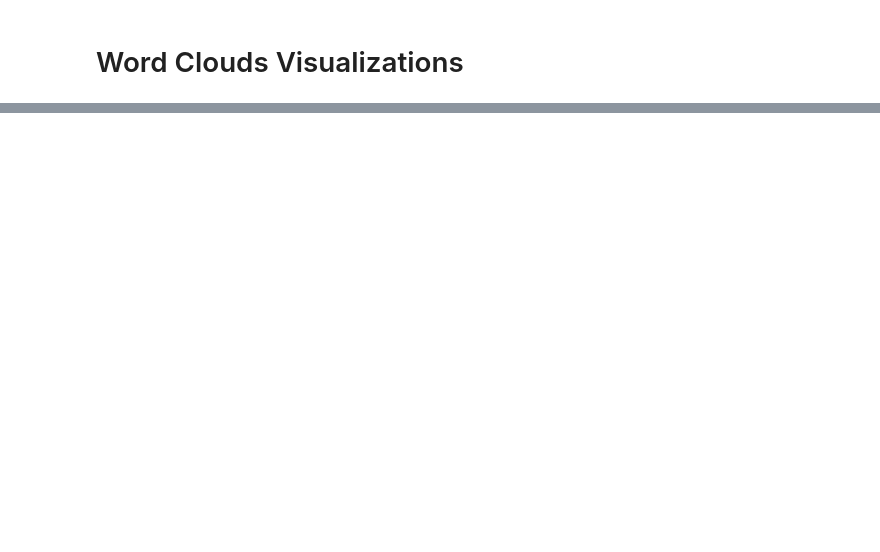
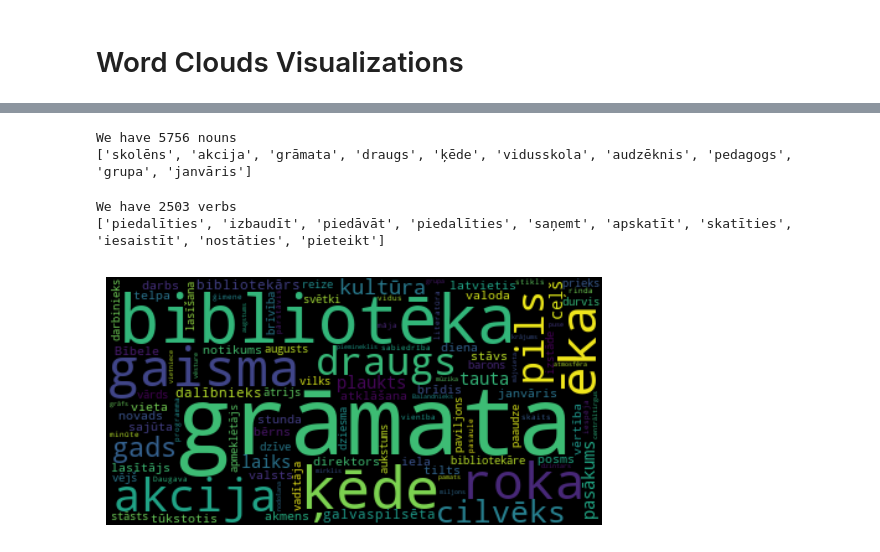
Before and after one commit to ValRCS/gramatu_draugs_10, a Jupyter notebook: notebooks/word_clouds.ipynb, the cells around one changed output, grey strips where cells are left out. Drawn from its saved outputs; the diff is of its cells as text; code cells hidden in the pictures; blank space fills up the shorter version.

```diff
--- a/notebooks/word_clouds.ipynb
+++ b/notebooks/word_clouds.ipynb
@@ -40,0 +122,23 @@ Plotly version: 5.18.0
+# %%
+# now let's get all noun lemmas
+nouns = df[df["upos"] == "NOUN"]["lemma"].tolist()
+print(f"We have {len(nouns)} nouns")
+# let's print the first 10 nouns
+print(nouns[:10])
+# %% [output]
+We have 5756 nouns
+['skolēns', 'akcija', 'grāmata', 'draugs', 'ķēde', 'vidusskola', 'audzēknis', 'pedagogs', 'grupa', 'janvāris']
+# %%
+# now let's get all verbs
+verbs = df[df["upos"] == "VERB"]["lemma"].tolist()
+print(f"We have {len(verbs)} verbs")
+# let's print the first 10 verbs
+print(verbs[:10])
+# %% [output]
+We have 2503 verbs
+['piedalīties', 'izbaudīt', 'piedāvāt', 'piedalīties', 'saņemt', 'apskatīt', 'skatīties', 'iesaistīt', 'nostāties', 'pieteikt']
+# %%
+# now let's plot wordclouds for nouns
+draw_wordcloud(nouns, "../img/nouns.png")
+# %% [output]
+[figure, added]
```
Also changed, not shown: parts of 8 cells of this notebook, 3 other files.
